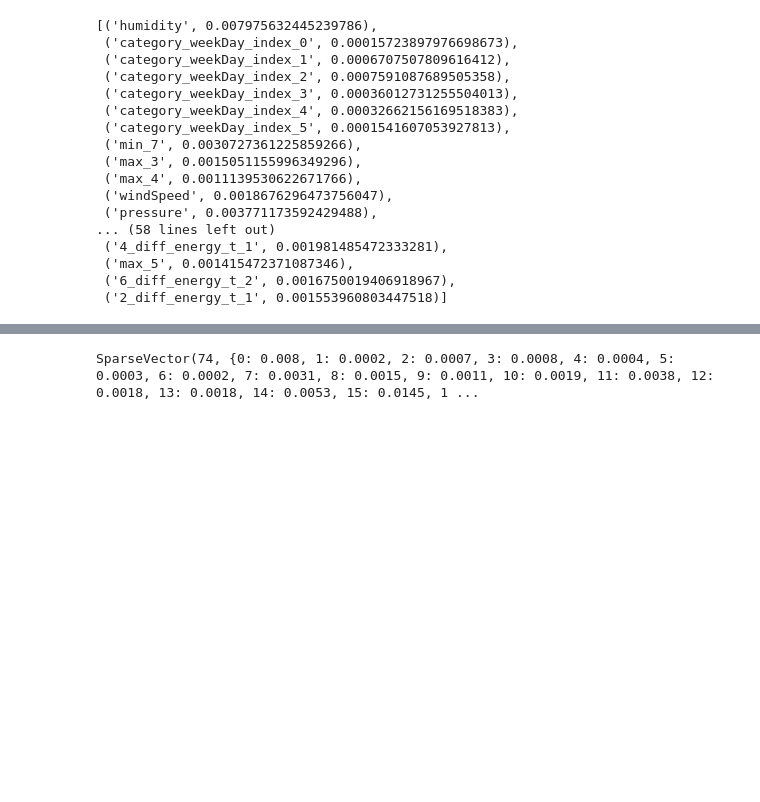
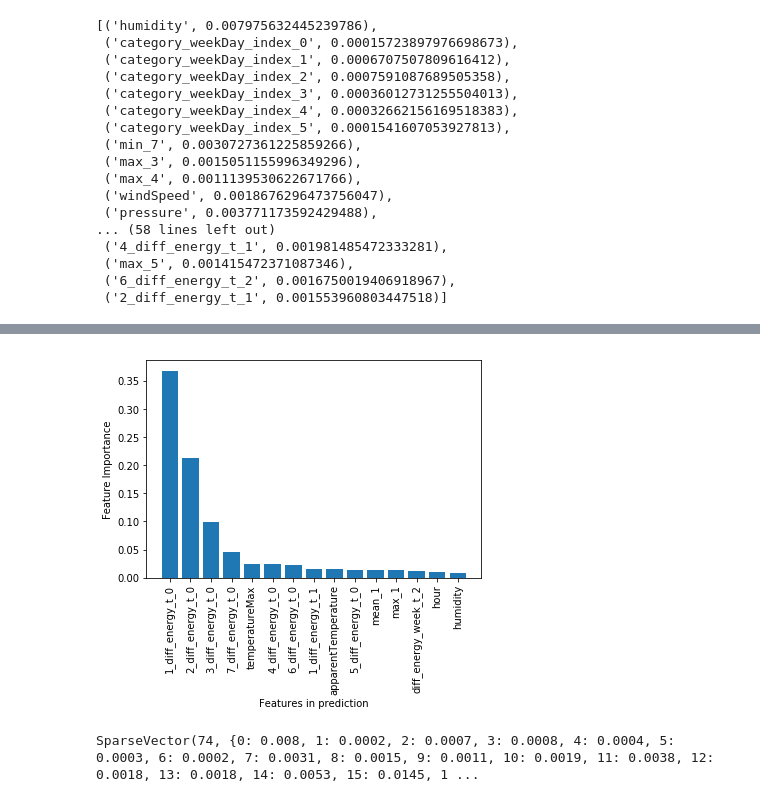
Before and after one commit to mishi-a/London_Smart_Meter_Load_Forecasting, a Jupyter notebook: CLuster_forecasting.ipynb, the cells around one changed output, grey strips where cells are left out. Drawn from its saved outputs; the diff is of its cells as text; code cells hidden in the pictures; blank space fills up the shorter version.

```diff
--- a/CLuster_forecasting.ipynb
+++ b/CLuster_forecasting.ipynb
@@ -262,3 +258,7 @@ x
  ('max_5', 0.001415472371087346),
  ('6_diff_energy_t_2', 0.0016750019406918967),
  ('2_diff_energy_t_1', 0.001553960803447518)]
+# %%
+x = sorted(x,key=lambda x:x[1],reverse=True)
+x = x[:15]
+x
@@ -265,3 +281,13 @@ x
+# %%
+plt.bar(range(len(x)),[v[1] for v in x],align="center")
+plt.xticks(range(len(x)),[v[0] for v in x])
+plt.xticks(rotation=90)
+plt.xlabel("Features in prediction")
+plt.ylabel("Feature Importance")
+plt.savefig(base_path+"/feature_imp.png",bbox_inches="tight")
+plt.show()
+# %% [output]
+[figure, added]
 # %%
 model.featureImportances
 # %% [output]
```
Also changed, not shown: parts of 5 cells of this notebook.
